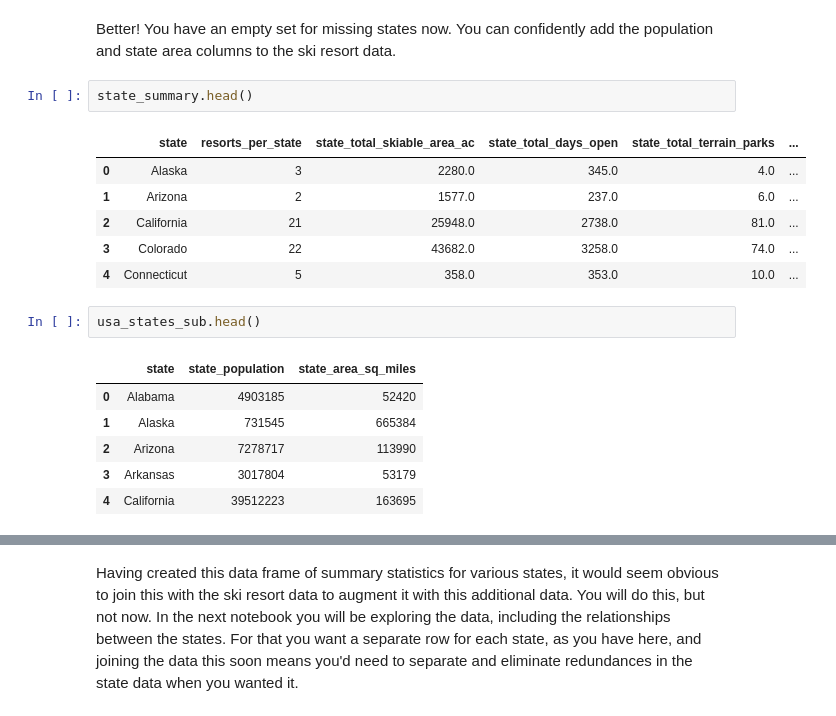
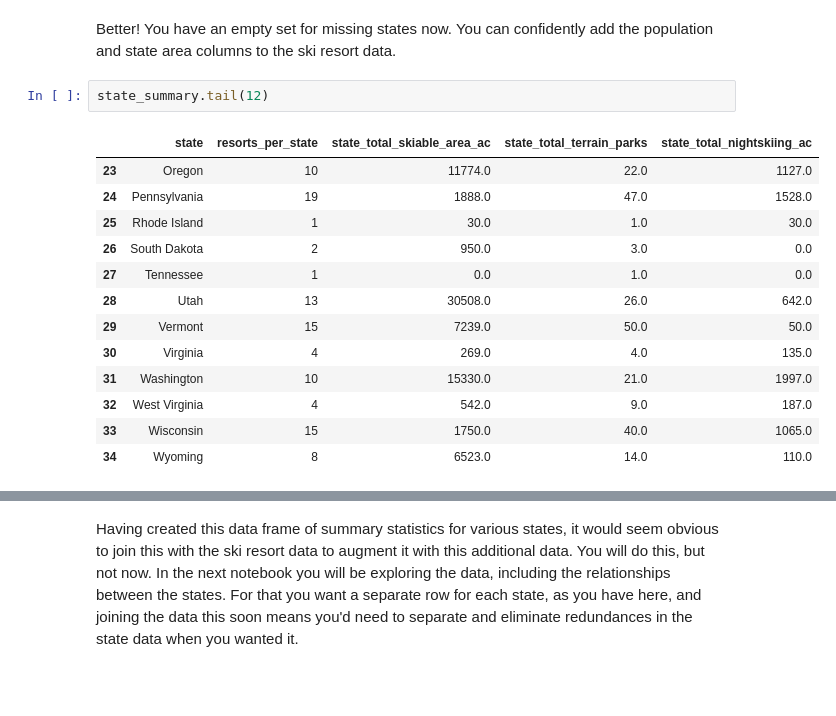
Before and after one commit to nlac10/DataScienceGuidedCapstone, a Jupyter notebook: 02-data_wrangling/02_data_wrangling.ipynb, the cells around one changed output, grey strips where cells are left out. Cells and saved outputs as stored; diff of their text form; blank space fills up the shorter version.

```diff
--- a/02-data_wrangling/02_data_wrangling.ipynb
+++ b/02-data_wrangling/02_data_wrangling.ipynb
@@ -1147,21 +1130,19 @@ missing_states
 set()
 # %% [markdown]
 Better! You have an empty set for missing states now. You can confidently add the population and state area columns to the ski resort data.
-# %%
-state_summary.head()
-# %% [output]
-|  | state | resorts_per_state | state_total_skiable_area_ac | state_total_days_open | state_total_terrain_parks | ... |
-| 0 | Alaska | 3 | 2280.0 | 345.0 | 4.0 | ... |
-| 1 | Arizona | 2 | 1577.0 | 237.0 | 6.0 | ... |
-| 2 | California | 21 | 25948.0 | 2738.0 | 81.0 | ... |
-| 3 | Colorado | 22 | 43682.0 | 3258.0 | 74.0 | ... |
-| 4 | Connecticut | 5 | 358.0 | 353.0 | 10.0 | ... |
-# %%
-usa_states_sub.head()
-# %% [output]
-|  | state | state_population | state_area_sq_miles |
-| 0 | Alabama | 4903185 | 52420 |
-| 1 | Alaska | 731545 | 665384 |
-| 2 | Arizona | 7278717 | 113990 |
-| 3 | Arkansas | 3017804 | 53179 |
-| 4 | California | 39512223 | 163695 |
+# %%
+state_summary.tail(12)
+# %% [output]
+|  | state | resorts_per_state | state_total_skiable_area_ac | state_total_terrain_parks | state_total_nightskiing_ac |
+| 23 | Oregon | 10 | 11774.0 | 22.0 | 1127.0 |
+| 24 | Pennsylvania | 19 | 1888.0 | 47.0 | 1528.0 |
+| 25 | Rhode Island | 1 | 30.0 | 1.0 | 30.0 |
+| 26 | South Dakota | 2 | 950.0 | 3.0 | 0.0 |
+| 27 | Tennessee | 1 | 0.0 | 1.0 | 0.0 |
+| 28 | Utah | 13 | 30508.0 | 26.0 | 642.0 |
+| 29 | Vermont | 15 | 7239.0 | 50.0 | 50.0 |
+| 30 | Virginia | 4 | 269.0 | 4.0 | 135.0 |
+| 31 | Washington | 10 | 15330.0 | 21.0 | 1997.0 |
+| 32 | West Virginia | 4 | 542.0 | 9.0 | 187.0 |
+| 33 | Wisconsin | 15 | 1750.0 | 40.0 | 1065.0 |
+| 34 | Wyoming | 8 | 6523.0 | 14.0 | 110.0 |
```
Also changed, not shown: parts of 41 cells of this notebook, 2 other files.
